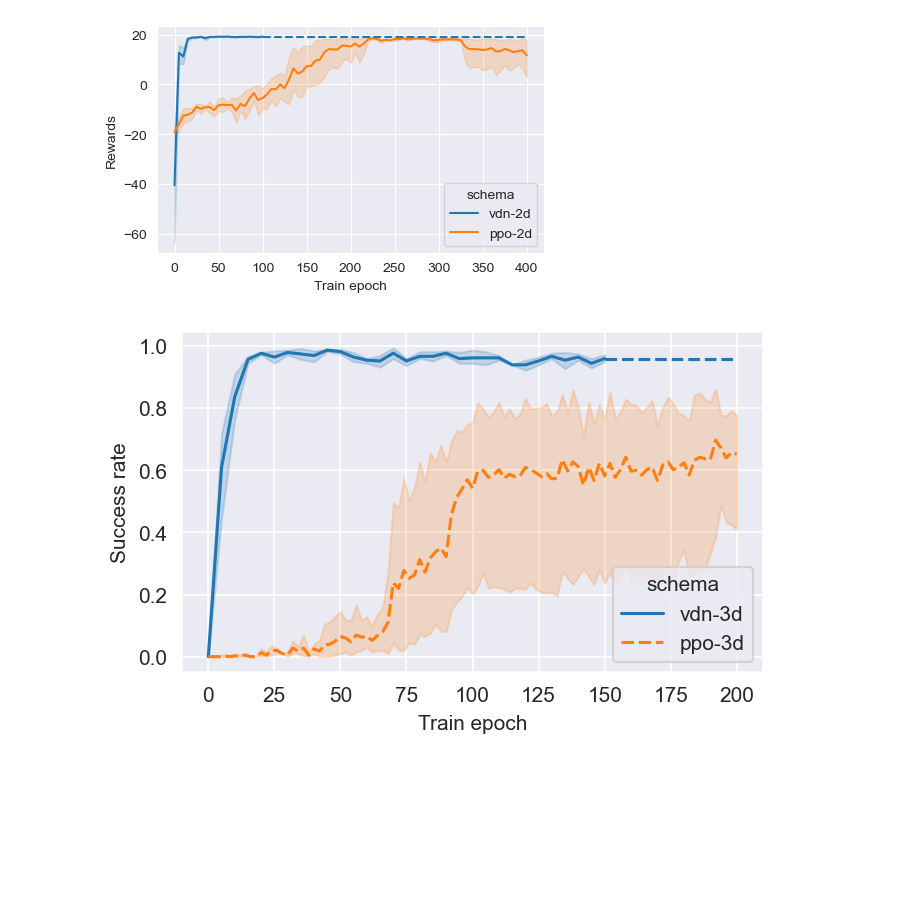
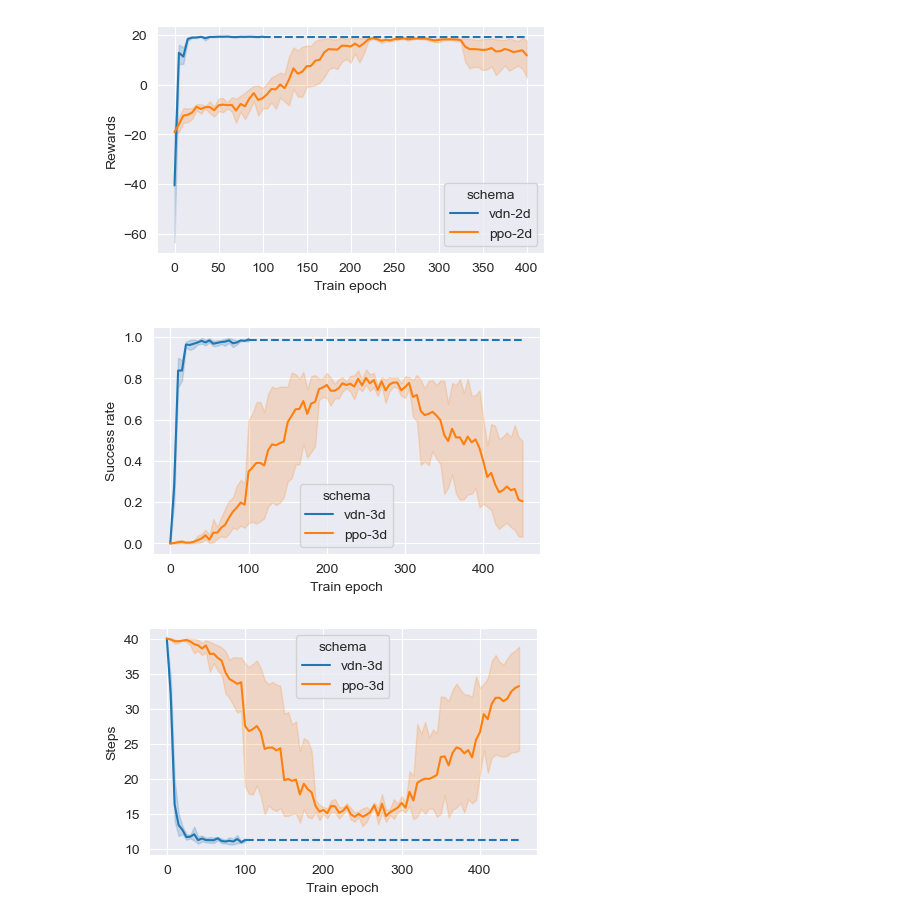
Before and after one commit to Polaris-Yang/MARL-DMFB, a Jupyter notebook: drawRes-dmfb/DrawRes.ipynb, the cells around one changed output. Cells and saved outputs as stored; diff of their text form; code cells hidden in the pictures; blank space fills up the shorter version.

```diff
--- a/drawRes-dmfb/DrawRes.ipynb
+++ b/drawRes-dmfb/DrawRes.ipynb
@@ -93,7 +82,20 @@ y_r = np.ones(201-150)*[np.sum(last['Rewards'])/len(last)]
+# %%
+vdn3d = load_vdn_data('vdn-3d',maxepoch=100,space=5)
+ppo3d = load_ppo_data('ppo-3d',maxepoch=450,spacing=5)
+# %%
+data_3d = pd.concat([vdn3d,ppo3d],axis=0)
+last  = vdn3d[vdn3d['Train epoch']==100]
+x_app,y_app = append_data(100,450,last)
+# %%
+fig1, ax1 = plt.subplots(figsize=(5,3), dpi=100)
+ax1 =sns.lineplot(x='Train epoch',y='Success rate',hue='schema',data=data_3d)
+ax1 = plt.plot(x_app,y_app['success'],linestyle = '--',color=(0.12156862745098039, 0.4666666666666667, 0.7058823529411765))
+# %% [output]
+[figure, added]
 # %%
-fig,ax1 = plt.subplots(dpi=150,figsize=(5,3))
-sns.lineplot(x='Train epoch',y='Success rate',hue='schema',style='schema',data=d3total)
-ax1 = plt.plot(x,y_s,linestyle = '--',color=(0.12156862745098039, 0.4666666666666667, 0.7058823529411765))
+fig,ax1 = plt.subplots(dpi=100,figsize=(5,3))
+ax1 = sns.lineplot(x='Train epoch',y='Steps',hue='schema',data=data_3d)
+ax1 = plt.plot(x_app,y_app['step'],linestyle = '--',color=(0.12156862745098039, 0.4666666666666667, 0.7058823529411765))
 # %% [output]
-[figure, old version]
+[figure, new version]
 # %%
```
Also changed, not shown: parts of 12 cells of this notebook, 3 other files.
